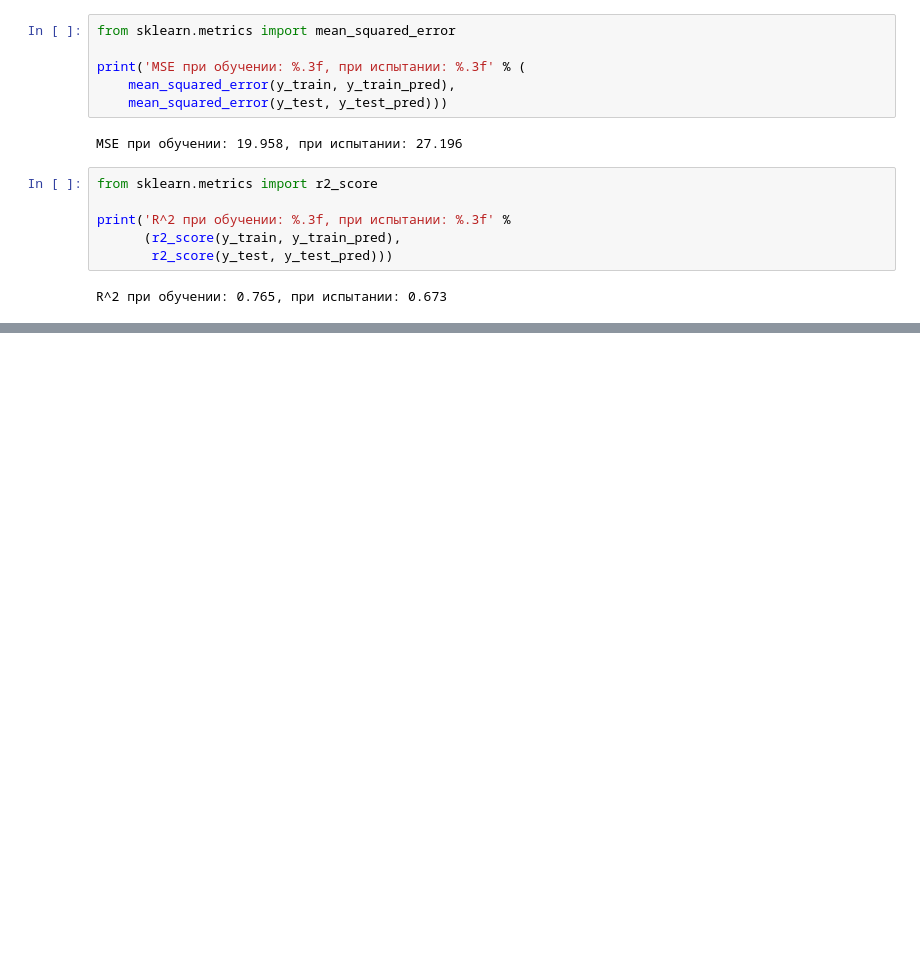
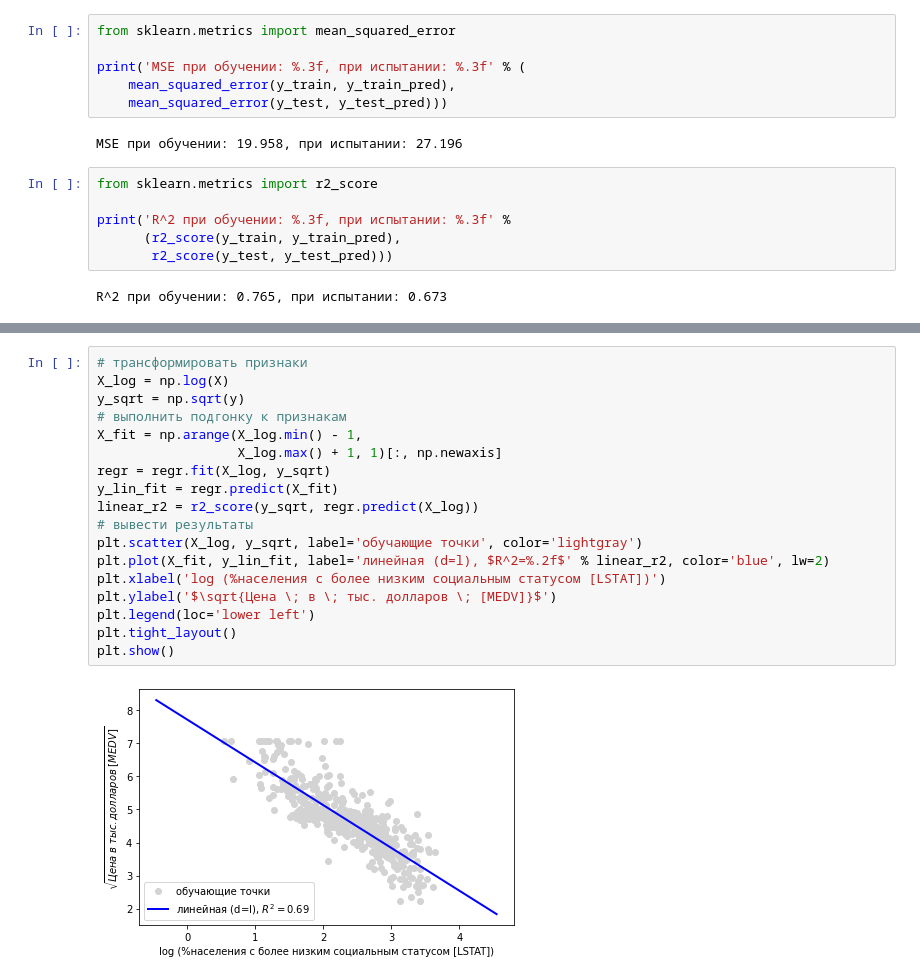
Before and after one commit to maxcool73/pml, a Jupyter notebook: linearregression/linearregression.ipynb, the cells around one changed output, grey strips where cells are left out. Saved outputs shown, nothing was run; the diff lists cells and outputs as text; blank space fills up the shorter version.

```diff
--- a/linearregression/linearregression.ipynb
+++ b/linearregression/linearregression.ipynb
@@ -191,0 +255,20 @@ X_quad = quadratic.fit_transform(X)
+# %%
+# трансформировать признаки
+X_log = np.log(X)
+y_sqrt = np.sqrt(y)
+# выполнить подгонку к признакам
+X_fit = np.arange(X_log.min() - 1,
+                  X_log.max() + 1, 1)[:, np.newaxis]
+regr = regr.fit(X_log, y_sqrt)
+y_lin_fit = regr.predict(X_fit)
+linear_r2 = r2_score(y_sqrt, regr.predict(X_log))
+# вывести результаты
+plt.scatter(X_log, y_sqrt, label='обучающие точки', color='lightgray')
+plt.plot(X_fit, y_lin_fit, label='линейная (d=l), $R^2=%.2f$' % linear_r2, color='blue', lw=2)
+plt.xlabel('log (%населения с более низким социальным статусом [LSTAT])')
+plt.ylabel('$\sqrt{Цeнa \; в \; тыс. долларов \; [MEDV]}$')
+plt.legend(loc='lower left')
+plt.tight_layout()
+plt.show()
+# %% [output]
+[figure, added]
```
Also changed, not shown: parts of 11 cells of this notebook.
